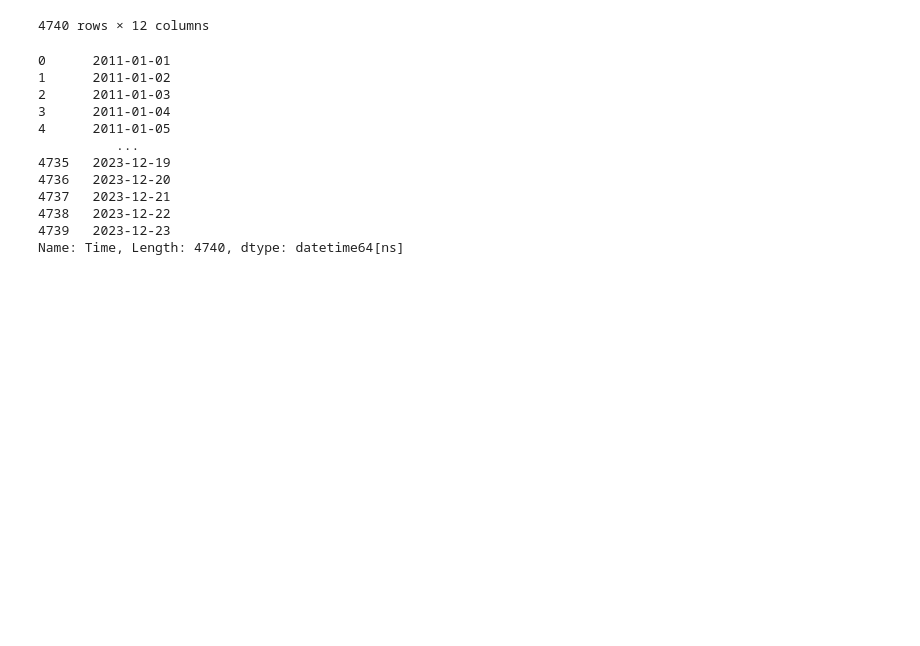
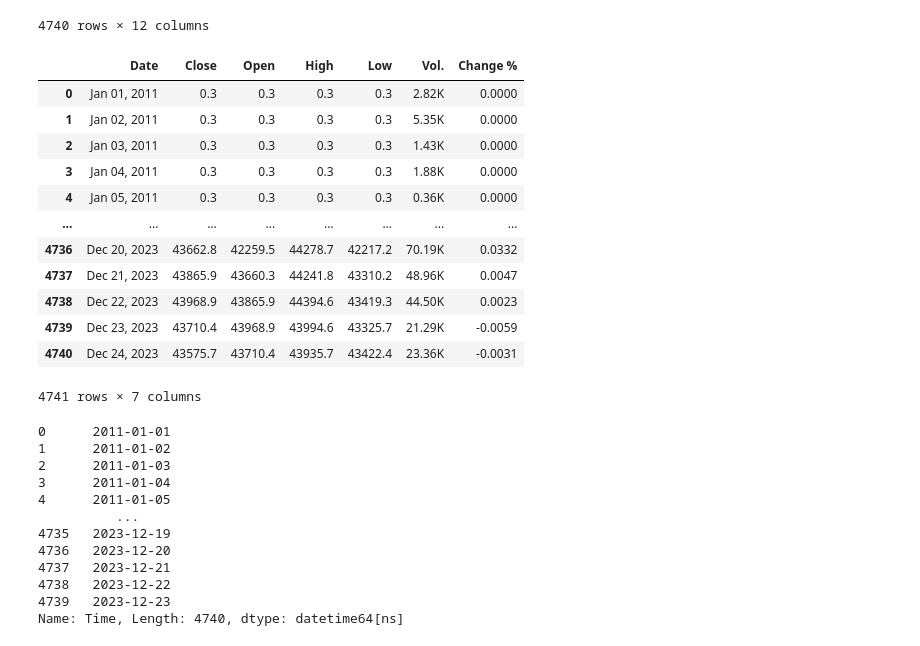
Before and after one commit to Sayuksh/Cryptocurrency-Market-Analysis, a Jupyter notebook: Cypto_analysis.ipynb, the cells around one changed output. Saved outputs shown, nothing was run; the diff lists cells and outputs as text; code cells hidden in the pictures; blank space fills up the shorter version.

```diff
--- a/Cypto_analysis.ipynb
+++ b/Cypto_analysis.ipynb
@@ -45,5 +18,5 @@ import torch.nn.functional as F
 from torch.optim import Adam,SGD
 from torch.utils.data import TensorDataset,DataLoader
 # %%
-btc=pd.read_excel('/content/btc_prices.xlsx')
-btc1=pd.read_excel('/content/btc_prices1.xlsx')
+btc=pd.read_excel('btc_prices.xlsx')
+btc1=pd.read_excel('btc_prices1.xlsx')
@@ -63,6 +47,22 @@ btc
 | 4738 | 2023-12-22 | 17.513361 | 623750 | 1.395329e+07 | 12.976202 | ... |
 | 4739 | 2023-12-23 | 7.612709 | 609387 | 8.872914e+06 | 7.071726 | ... |
 4740 rows × 12 columns
+# %%
+btc1
+# %% [output]
+|  | Date | Close | Open | High | Low | Vol. | Change % |
+| 0 | Jan 01, 2011 | 0.3 | 0.3 | 0.3 | 0.3 | 2.82K | 0.0000 |
+| 1 | Jan 02, 2011 | 0.3 | 0.3 | 0.3 | 0.3 | 5.35K | 0.0000 |
+| 2 | Jan 03, 2011 | 0.3 | 0.3 | 0.3 | 0.3 | 1.43K | 0.0000 |
+| 3 | Jan 04, 2011 | 0.3 | 0.3 | 0.3 | 0.3 | 1.88K | 0.0000 |
+| 4 | Jan 05, 2011 | 0.3 | 0.3 | 0.3 | 0.3 | 0.36K | 0.0000 |
+| ... | ... | ... | ... | ... | ... | ... | ... |
+| 4736 | Dec 20, 2023 | 43662.8 | 42259.5 | 44278.7 | 42217.2 | 70.19K | 0.0332 |
+| 4737 | Dec 21, 2023 | 43865.9 | 43660.3 | 44241.8 | 43310.2 | 48.96K | 0.0047 |
+| 4738 | Dec 22, 2023 | 43968.9 | 43865.9 | 44394.6 | 43419.3 | 44.50K | 0.0023 |
+| 4739 | Dec 23, 2023 | 43710.4 | 43968.9 | 43994.6 | 43325.7 | 21.29K | -0.0059 |
+| 4740 | Dec 24, 2023 | 43575.7 | 43710.4 | 43935.7 | 43422.4 | 23.36K | -0.0031 |
+4741 rows × 7 columns
 # %%
 btc['Time']
 # %% [output]
```
Also changed, not shown: parts of 28 cells of this notebook, 16 other files.
